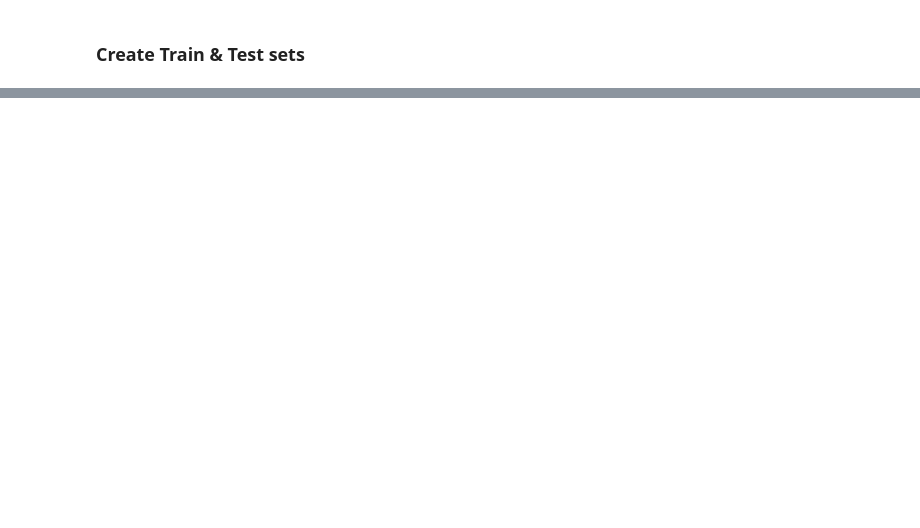
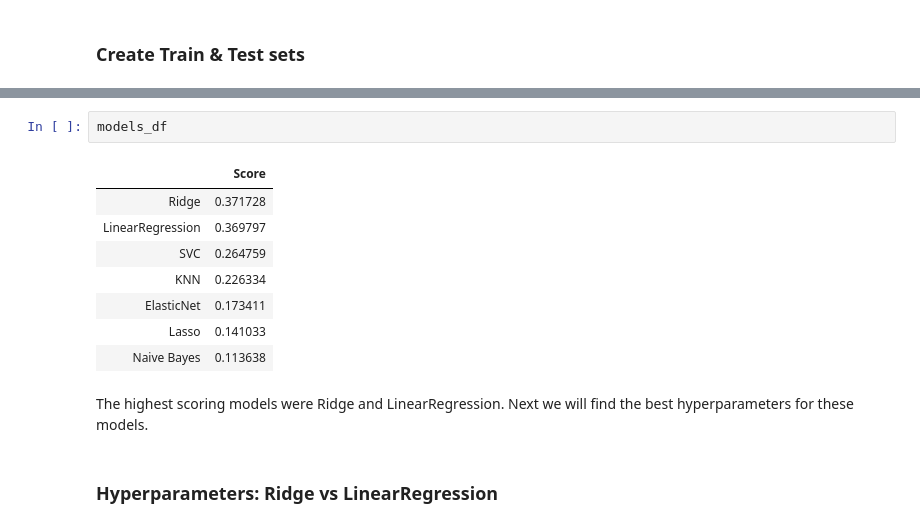
Before and after one commit to chrisammon3000/uci-abalone, a Jupyter notebook: notebooks/190924-gcl-initial-exploration.ipynb, the cells around one changed output, grey strips where cells are left out. Drawn from its saved outputs; the diff is of its cells as text; blank space fills up the shorter version.

```diff
--- a/notebooks/190924-gcl-initial-exploration.ipynb
+++ b/notebooks/190924-gcl-initial-exploration.ipynb
@@ -266,0 +357,15 @@ X_train.shape, y_train.shape
+# %%
+models_df
+# %% [output]
+|  | Score |
+| Ridge | 0.371728 |
+| LinearRegression | 0.369797 |
+| SVC | 0.264759 |
+| KNN | 0.226334 |
+| ElasticNet | 0.173411 |
+| Lasso | 0.141033 |
+| Naive Bayes | 0.113638 |
+# %% [markdown]
+The highest scoring models were Ridge and LinearRegression. Next we will find the best hyperparameters for these models.
+# %% [markdown]
+### Hyperparameters: Ridge vs LinearRegression
```
Also changed, not shown: parts of 40 cells of this notebook.
